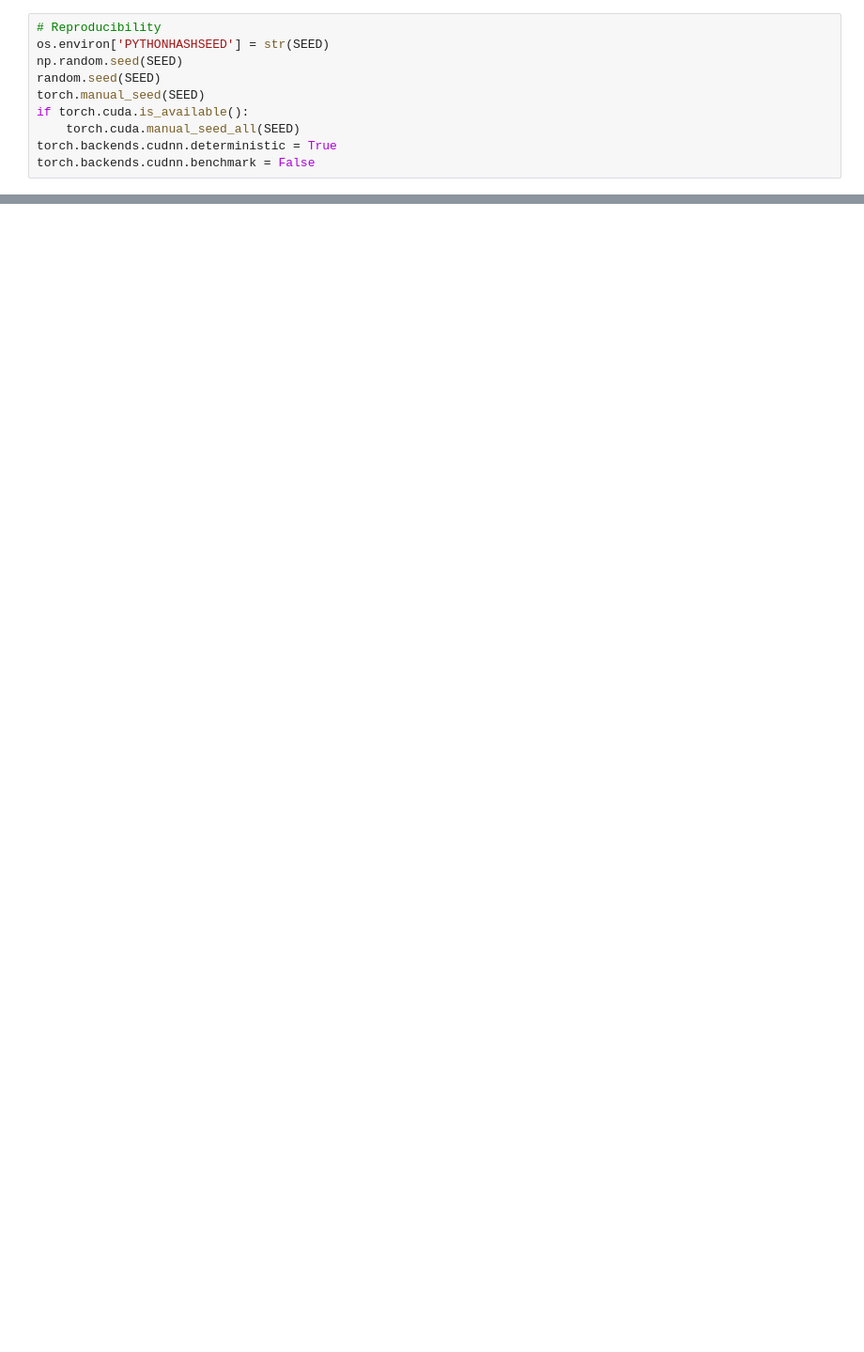
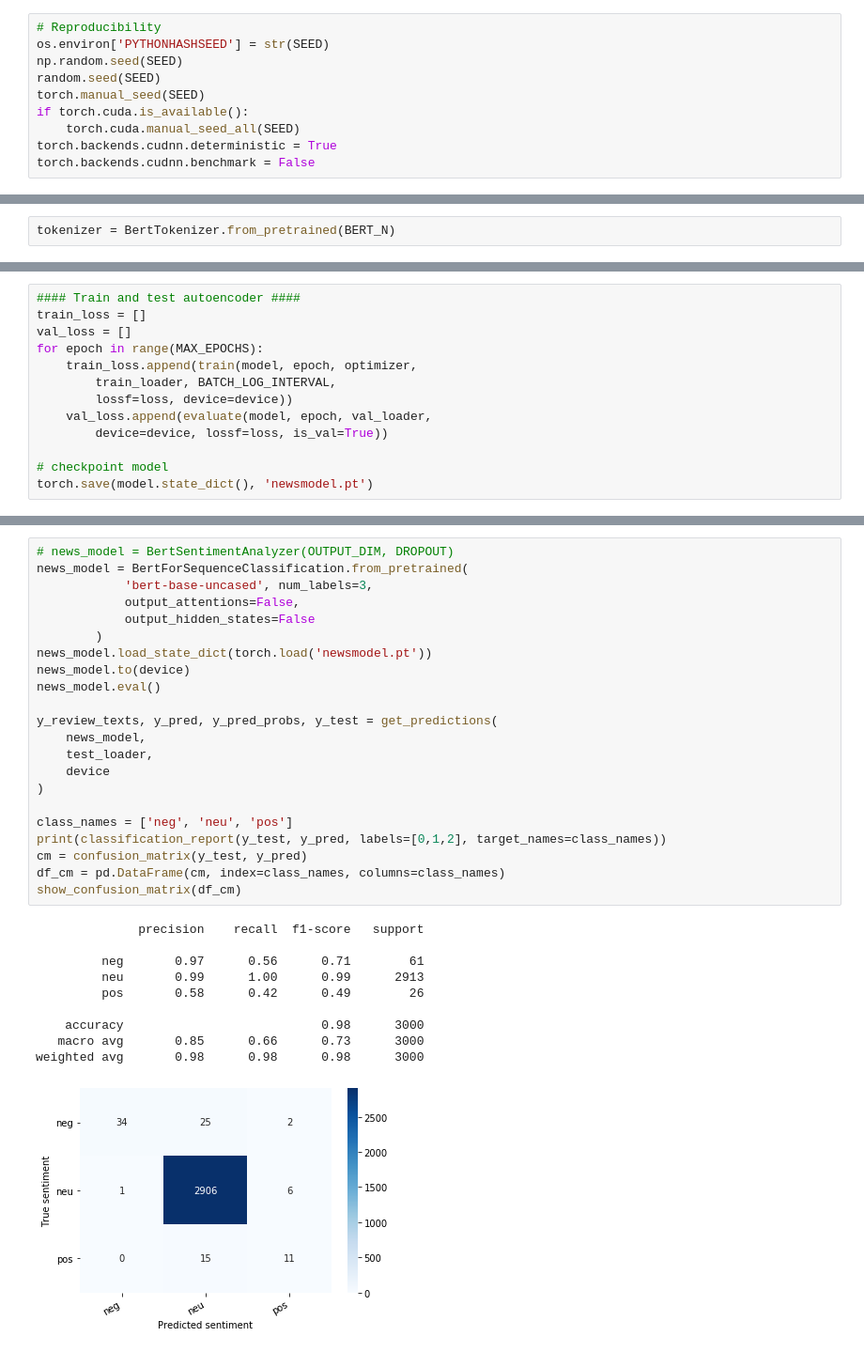
Before and after one commit to atefehSZ/CS263-Project, a Jupyter notebook: bert.ipynb, the cells around one changed output, grey strips where cells are left out. Shown at 94% size. Saved outputs shown, nothing was run; the diff lists cells and outputs as text; blank space fills up the shorter version.

Commit message:
bert progress

```diff
--- a/bert.ipynb
+++ b/bert.ipynb
@@ -48,0 +57,2 @@ len(tokenizer.vocab)
+# %%
+tokenizer = BertTokenizer.from_pretrained(BERT_N)
@@ -48,0 +98,13 @@ len(tokenizer.vocab)
+# %%
+#### Train and test autoencoder ####
+train_loss = []
+val_loss = []
+for epoch in range(MAX_EPOCHS):
+    train_loss.append(train(model, epoch, optimizer,
+        train_loader, BATCH_LOG_INTERVAL,
+        lossf=loss, device=device))
+    val_loss.append(evaluate(model, epoch, val_loader,
+        device=device, lossf=loss, is_val=True))
+
+# checkpoint model
+torch.save(model.state_dict(), 'newsmodel.pt')
@@ -48,0 +148,33 @@ len(tokenizer.vocab)
+# %%
+# news_model = BertSentimentAnalyzer(OUTPUT_DIM, DROPOUT)
+news_model = BertForSequenceClassification.from_pretrained(
+            'bert-base-uncased', num_labels=3,
+            output_attentions=False,
+            output_hidden_states=False
+        )
+news_model.load_state_dict(torch.load('newsmodel.pt'))
+news_model.to(device)
+news_model.eval()
+
+y_review_texts, y_pred, y_pred_probs, y_test = get_predictions(
+    news_model,
+    test_loader,
+    device
+)
+
+class_names = ['neg', 'neu', 'pos']
+print(classification_report(y_test, y_pred, labels=[0,1,2], target_names=class_names))
+cm = confusion_matrix(y_test, y_pred)
+df_cm = pd.DataFrame(cm, index=class_names, columns=class_names)
+show_confusion_matrix(df_cm)
+# %% [output]
+              precision    recall  f1-score   support
+
+         neg       0.97      0.56      0.71        61
+         neu       0.99      1.00      0.99      2913
+         pos       0.58      0.42      0.49        26
+
+    accuracy                           0.98      3000
+   macro avg       0.85      0.66      0.73      3000
+weighted avg       0.98      0.98      0.98      3000
+[figure, added]
```
Also changed, not shown: parts of 17 cells of this notebook, 6 other files.
